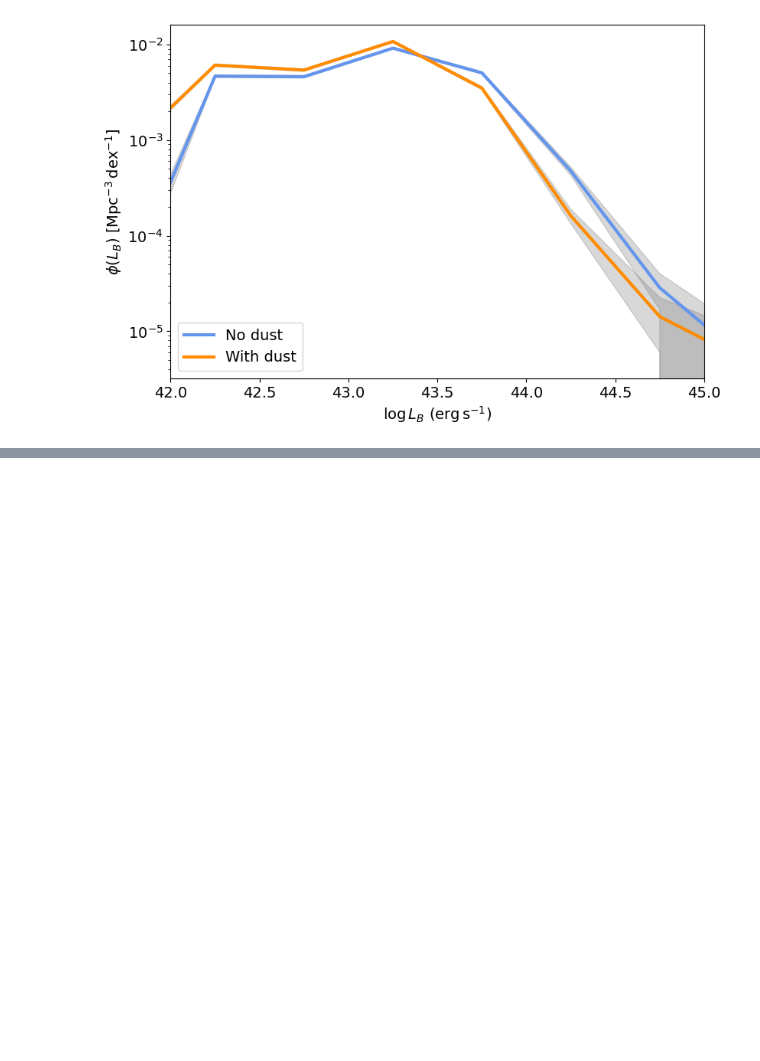
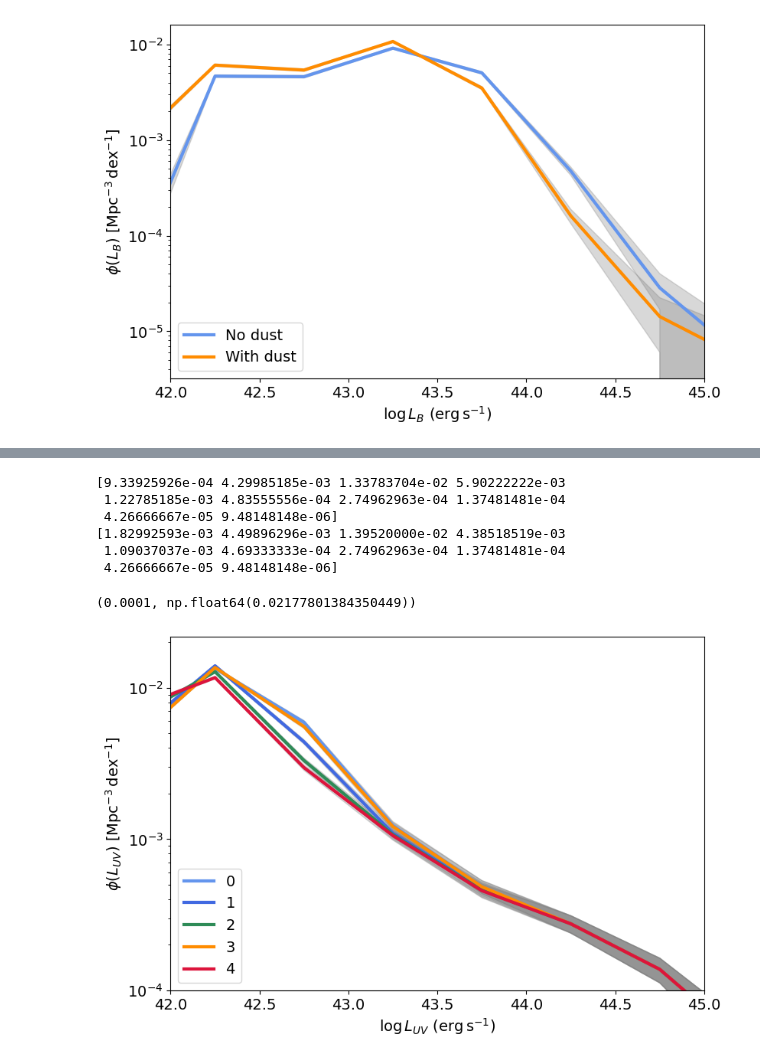
Before and after one commit to sophie-newman/cca-predoc, a Jupyter notebook: compare_lfs.ipynb, the cells around one changed output, grey strips where cells are left out. Cells and saved outputs as stored; diff of their text form; code cells hidden in the pictures; blank space fills up the shorter version.

```diff
--- a/compare_lfs.ipynb
+++ b/compare_lfs.ipynb
@@ -183,0 +284,25 @@ plt.legend(loc='lower left')
+# %%
+plt.figure(figsize=(9, 6))
+plot_lf(bin_centers0, phi0, sigma_phi0, plot_label='0', line_color='cornflowerblue')
+plot_lf(bin_centers1, phi1, sigma_phi1, plot_label='1', line_color='royalblue')
+plot_lf(bin_centers2, phi2, sigma_phi2, plot_label='2', line_color='seagreen')
+plot_lf(bin_centers3, phi3, sigma_phi3, plot_label='3', line_color='darkorange')
+plot_lf(bin_centers4, phi4, sigma_phi4, plot_label='4', line_color='crimson')
+
+print(phi0)
+print(phi1)
+
+plt.yscale('log')
+plt.xlabel(r'$\log L_{UV} \ (\mathrm{erg\,s^{-1}})$')
+plt.ylabel(r'$\phi(L_{UV})\ [\mathrm{Mpc^{-3}\,dex^{-1}}]$')
+plt.legend(loc='lower left')
+plt.ylim(bottom=1e-4)
+# %% [output]
+[9.33925926e-04 4.29985185e-03 1.33783704e-02 5.90222222e-03
+ 1.22785185e-03 4.83555556e-04 2.74962963e-04 1.37481481e-04
+ 4.26666667e-05 9.48148148e-06]
+[1.82992593e-03 4.49896296e-03 1.39520000e-02 4.38518519e-03
+ 1.09037037e-03 4.69333333e-04 2.74962963e-04 1.37481481e-04
+ 4.26666667e-05 9.48148148e-06]
+(0.0001, np.float64(0.02177801384350449))
+[figure, added]
```
Also changed, not shown: parts of 6 cells of this notebook, 3 other files.
